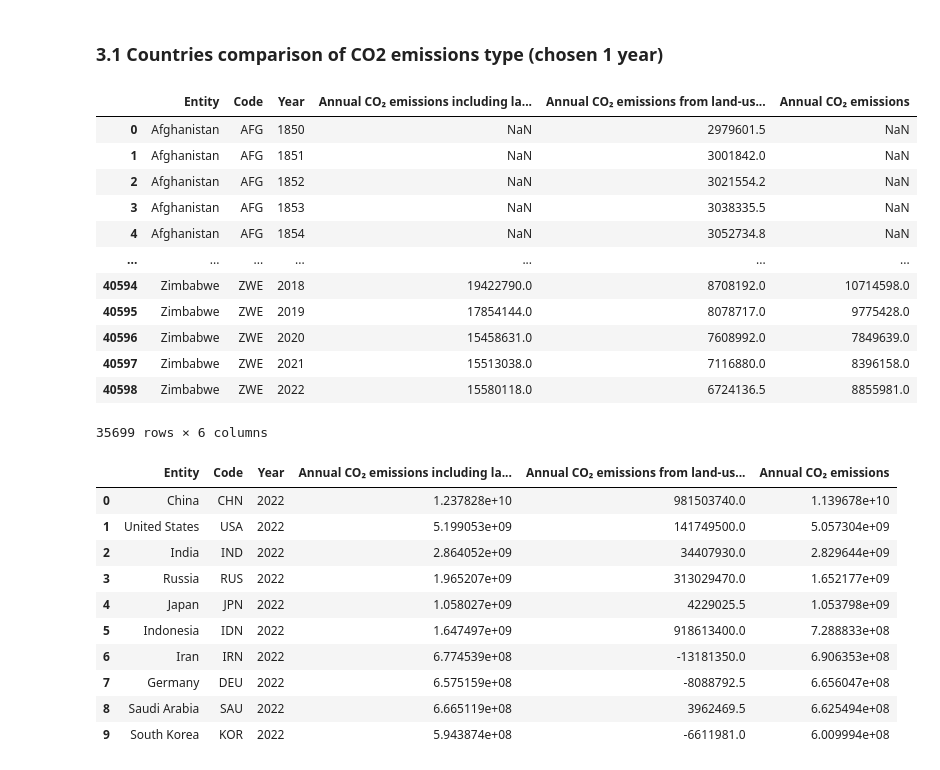
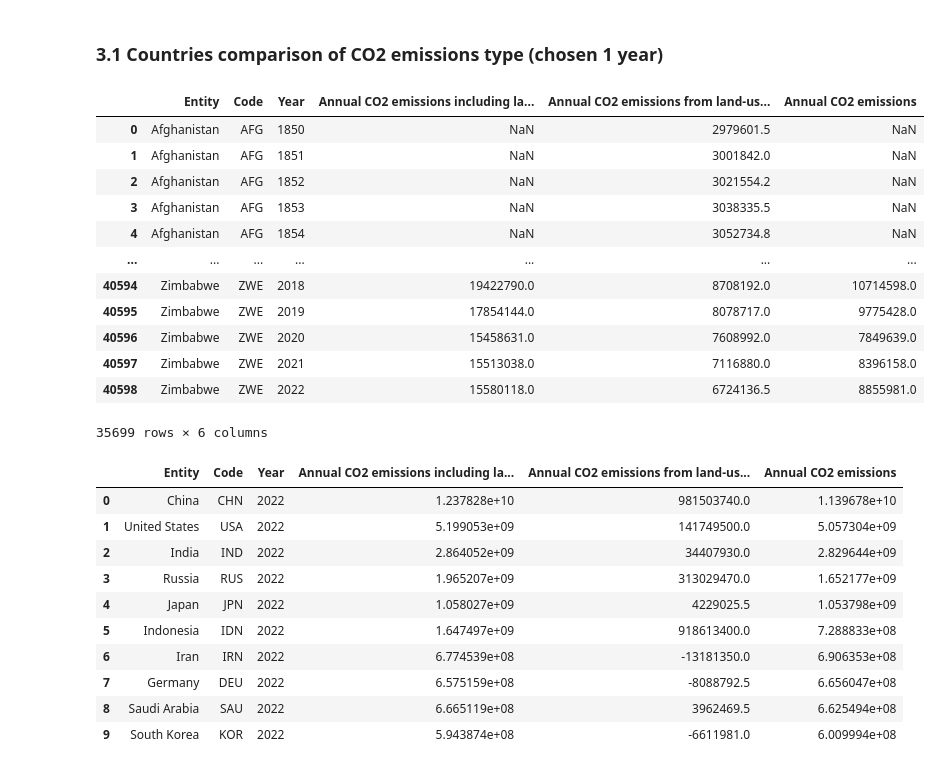
Before and after one commit to AndreStc21/Data_Visualization_Chart_Troopers, a Jupyter notebook: assignment_1/data_preparation.ipynb, the cells around one changed output. Saved outputs shown, nothing was run; the diff lists cells and outputs as text; code cells hidden in the pictures.

```diff
--- a/assignment_1/data_preparation.ipynb
+++ b/assignment_1/data_preparation.ipynb
@@ -135,9 +136,14 @@ df_last_year_with_regions_aggregated
 # %%
 df_emission_type = pd.read_csv('co2-fossil-plus-land-use.csv')
 df_emission_type = df_emission_type[~((df_emission_type['Code'].isna())|(df_emission_type['Code']=='OWID_WRL'))]
+df_emission_type = df_emission_type.rename(columns={
+    'Annual CO₂ emissions including land-use change': 'Annual CO2 emissions including land-use change',
+    'Annual CO₂ emissions from land-use change': 'Annual CO2 emissions from land-use change',
+    'Annual CO₂ emissions': 'Annual CO2 emissions'
+    })
 df_emission_type
 # %% [output]
-|  | Entity | Code | Year | Annual CO₂ emissions including la... | Annual CO₂ emissions from land-us... | Annual CO₂ emissions |
+|  | Entity | Code | Year | Annual CO2 emissions including la... | Annual CO2 emissions from land-us... | Annual CO2 emissions |
 | 0 | Afghanistan | AFG | 1850 | NaN | 2979601.5 | NaN |
 | 1 | Afghanistan | AFG | 1851 | NaN | 3001842.0 | NaN |
 | 2 | Afghanistan | AFG | 1852 | NaN | 3021554.2 | NaN |
@@ -152,12 +158,12 @@ df_emission_type
 35699 rows × 6 columns
 # %%
 df_emission_type_last_year = df_emission_type[df_emission_type['Year']==max(df_emission_type['Year'])]
-df_emission_type_last_year = df_emission_type_last_year.sort_values('Annual CO₂ emissions', ascending=False).reset_index(drop=True)
+df_emission_type_last_year = df_emission_type_last_year.sort_values('Annual CO2 emissions', ascending=False).reset_index(drop=True)
 df_emission_type_last_year = df_emission_type_last_year.iloc[:top_n_row]
 df_emission_type_last_year.to_csv('co2-emission-type-last-year.csv')
 df_emission_type_last_year
 # %% [output]
-|  | Entity | Code | Year | Annual CO₂ emissions including la... | Annual CO₂ emissions from land-us... | Annual CO₂ emissions |
+|  | Entity | Code | Year | Annual CO2 emissions including la... | Annual CO2 emissions from land-us... | Annual CO2 emissions |
 | 0 | China | CHN | 2022 | 1.237828e+10 | 981503740.0 | 1.139678e+10 |
 | 1 | United States | USA | 2022 | 5.199053e+09 | 141749500.0 | 5.057304e+09 |
 | 2 | India | IND | 2022 | 2.864052e+09 | 34407930.0 | 2.829644e+09 |
```
Also changed, not shown: parts of 6 cells of this notebook, 8 other files.
